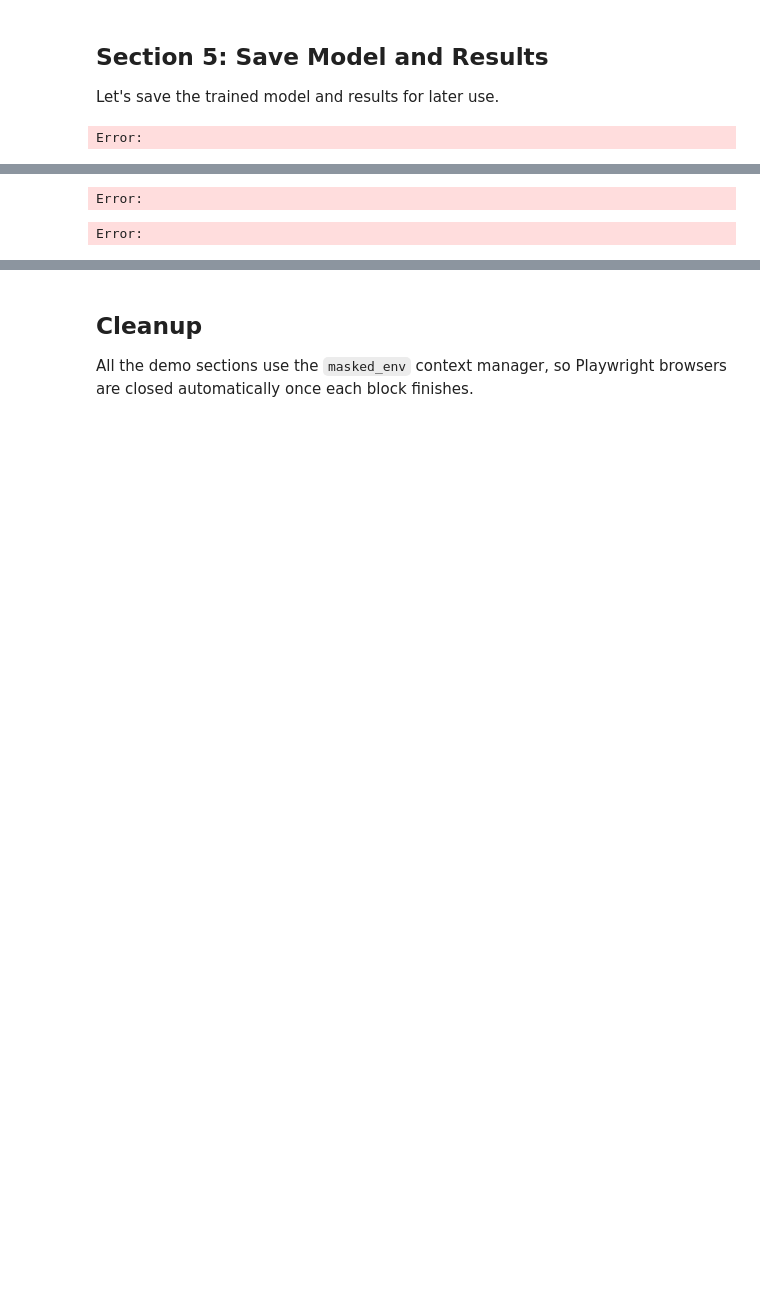
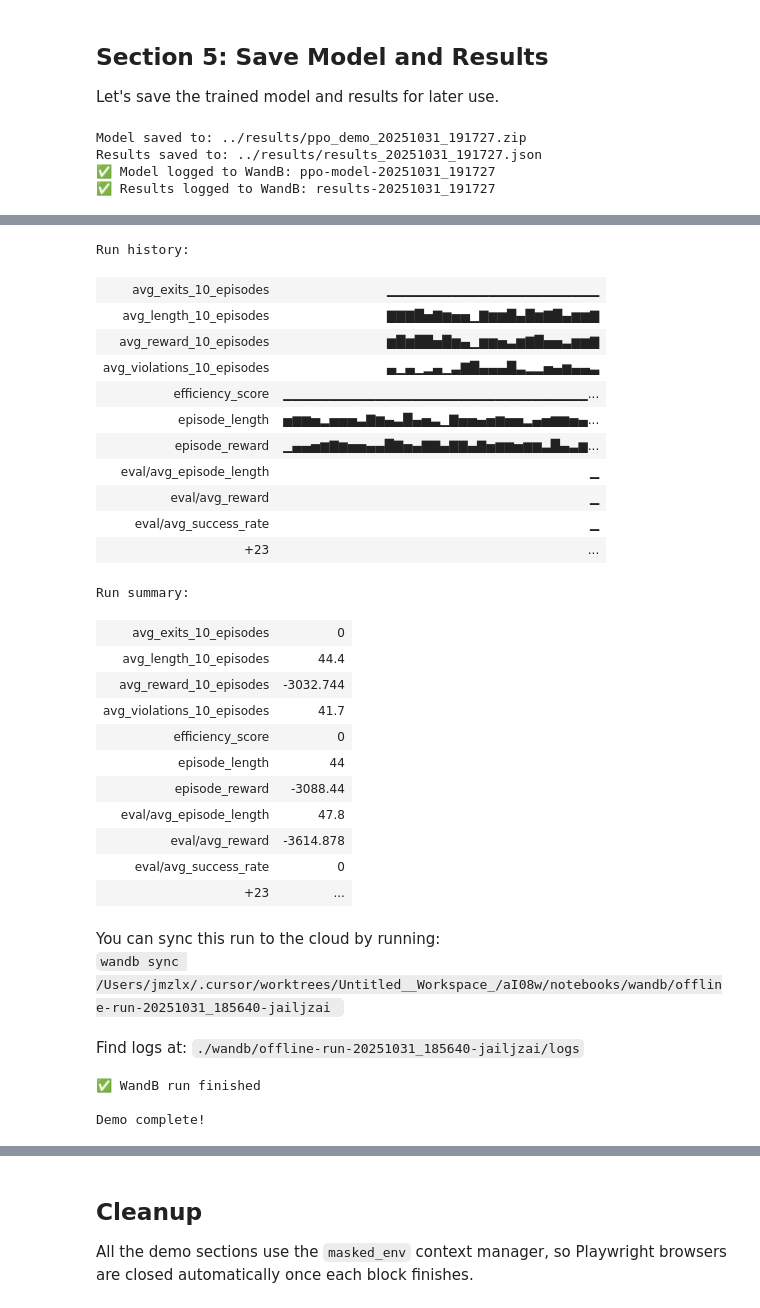
Before and after one commit to jmzlx/openscope-rl, a Jupyter notebook: notebooks/01_baseline_ppo_demo.ipynb, the cells around one changed output, grey strips where cells are left out. Cells and saved outputs as stored; diff of their text form; code cells hidden in the pictures; blank space fills up the shorter version.

```diff
--- a/notebooks/01_baseline_ppo_demo.ipynb
+++ b/notebooks/01_baseline_ppo_demo.ipynb
@@ -532,6 +605,35 @@ with open(results_path, "w") as f:
     json.dump(results, f, indent=2)
 
 print(f"Results saved to: {results_path}")
+
+# Log artifacts to wandb
+# Log model artifact
+artifact = wandb.Artifact(f"ppo-model-{timestamp}", type="model")
+artifact.add_file(str(model_path))
+wandb.log_artifact(artifact)
+print(f"✅ Model logged to WandB: {artifact.name}")
+
+# Log results JSON
+artifact = wandb.Artifact(f"results-{timestamp}", type="results")
+artifact.add_file(str(results_path))
+wandb.log_artifact(artifact)
+print(f"✅ Results logged to WandB: {artifact.name}")
+
+# Log final evaluation metrics
+wandb.log({
+    "eval/avg_reward": ppo_summary.get("avg_total_reward", 0),
+    "eval/avg_success_rate": ppo_summary.get("avg_success_rate", 0),
+    "eval/avg_violations": ppo_summary.get("avg_separation_violations", 0),
+    "eval/avg_episode_length": ppo_summary.get("avg_episode_length", 0),
+})
+
+# Finish wandb run
+wandb.finish()
+print("✅ WandB run finished")
+
 print("\nDemo complete!")
 # %% [output]
-Error:
+Model saved to: ../results/ppo_demo_20251031_191727.zip
+Results saved to: ../results/results_20251031_191727.json
+✅ Model logged to WandB: ppo-model-20251031_191727
+✅ Results logged to WandB: results-20251031_191727
@@ -538,2 +641,30 @@ Error:
-Error:
+Run history:
+| avg_exits_10_episodes | ▁▁▁▁▁▁▁▁▁▁▁▁▁▁▁▁▁▁▁▁▁▁▁ |
+| avg_length_10_episodes | ▇▇▇█▅▇▆▅▅▁▇▆▆█▄█▆▇█▄▆▆▇ |
+| avg_reward_10_episodes | ▆█▆██▅█▆▄▁▆▆▅▃▆▇█▅▅▃▆▆▇ |
+| avg_violations_10_episodes | ▄▁▄▁▂▄▁▃▇█▄▄▄█▃▂▂▅▄▆▄▄▃ |
+| efficiency_score | ▁▁▁▁▁▁▁▁▁▁▁▁▁▁▁▁▁▁▁▁▁▁▁▁▁▁▁▁▁▁▁▁▁... |
+| episode_length | ▅▆▆▅▂▅▅▅▃▇▆▄▃█▄▅▃▁▇▅▅▄▅▆▅▅▂▄▅▆▆▅▄... |
+| episode_reward | ▁▄▄▅▆▇▆▅▅▄▄█▇▅▄▇▇▄▇▇▄▇▅▆▆▅▆▆▃█▄▃▆... |
+| eval/avg_episode_length | ▁ |
+| eval/avg_reward | ▁ |
+| eval/avg_success_rate | ▁ |
+| +23 | ... |
-Error:
+Run summary:
+| avg_exits_10_episodes | 0 |
+| avg_length_10_episodes | 44.4 |
+| avg_reward_10_episodes | -3032.744 |
+| avg_violations_10_episodes | 41.7 |
+| efficiency_score | 0 |
+| episode_length | 44 |
+| episode_reward | -3088.44 |
+| eval/avg_episode_length | 47.8 |
+| eval/avg_reward | -3614.878 |
+| eval/avg_success_rate | 0 |
+| +23 | ... |
+You can sync this run to the cloud by running:
+wandb sync /Users/jmzlx/.cursor/worktrees/Untitled__Workspace_/aI08w/notebooks/wandb/offline-run-20251031_185640-jailjzai
+Find logs at: ./wandb/offline-run-20251031_185640-jailjzai/logs
+✅ WandB run finished
+
+Demo complete!
```
Also changed, not shown: parts of 35 cells of this notebook, 3 other files.
